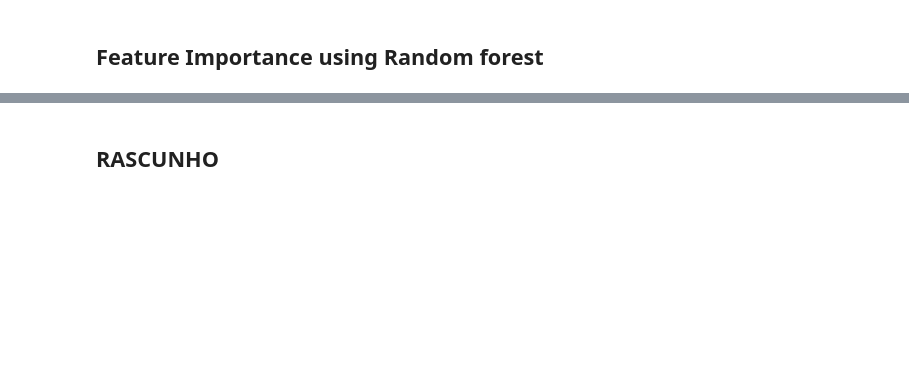
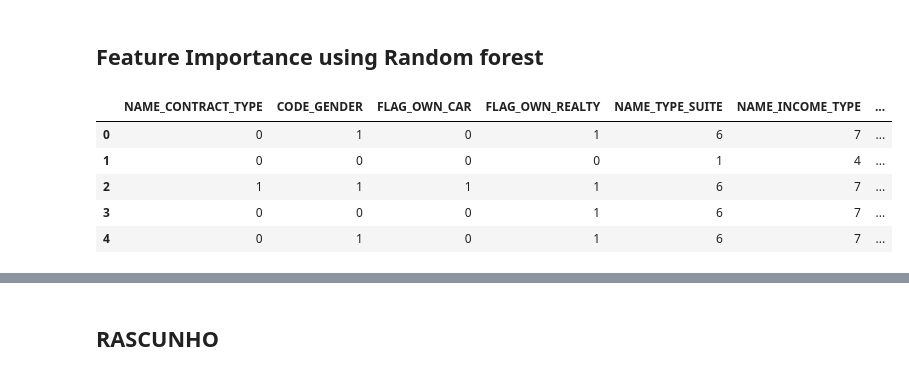
Before and after one commit to balbidatascience/kaggle-home-credit-risk, a Jupyter notebook: Kernel.ipynb, the cells around one changed output, grey strips where cells are left out. Saved outputs shown, nothing was run; the diff lists cells and outputs as text; code cells hidden in the pictures; blank space fills up the shorter version.

```diff
--- a/Kernel.ipynb
+++ b/Kernel.ipynb
@@ -392,4 +343,18 @@ def plot_sns_heatmap():
 #plot_sns_heatmap()
 # %% [markdown]
 ## Feature Importance using Random forest
+# %%
+# print(train.info())
+
+# print(train.nunique())
+
+#categorical_feats = [f for f in train.columns if train[f].dtype == 'object']
+train[categorical_feats].head()
+# %% [output]
+|  | NAME_CONTRACT_TYPE | CODE_GENDER | FLAG_OWN_CAR | FLAG_OWN_REALTY | NAME_TYPE_SUITE | NAME_INCOME_TYPE | ... |
+| 0 | 0 | 1 | 0 | 1 | 6 | 7 | ... |
+| 1 | 0 | 0 | 0 | 0 | 1 | 4 | ... |
+| 2 | 1 | 1 | 1 | 1 | 6 | 7 | ... |
+| 3 | 0 | 0 | 0 | 1 | 6 | 7 | ... |
+| 4 | 0 | 1 | 0 | 1 | 6 | 7 | ... |
 # %%
```
Also changed, not shown: parts of 38 cells of this notebook.
